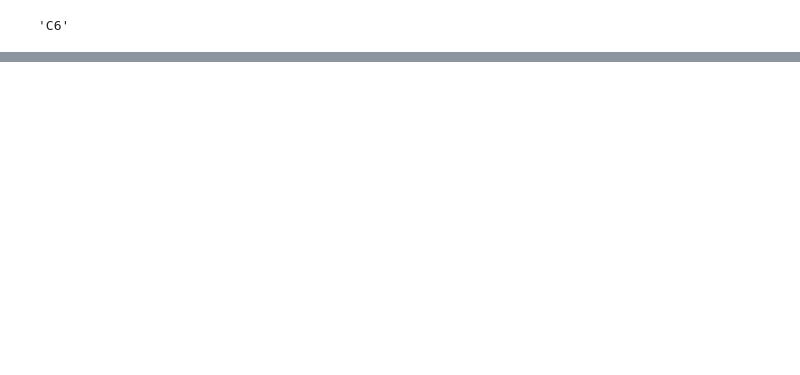
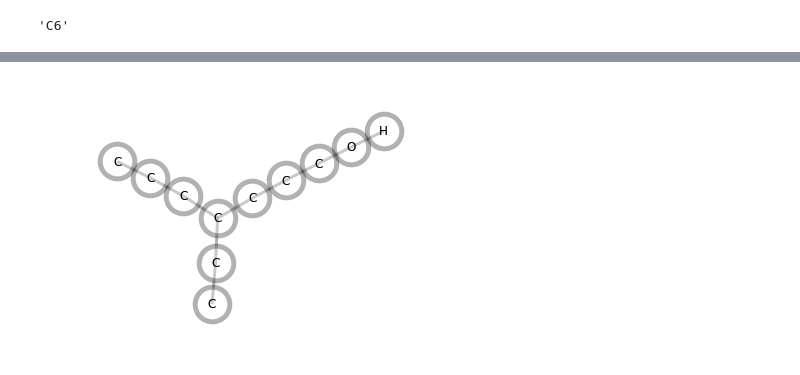
Before and after one commit to maxfleck/moleculegraph, a Jupyter notebook: utils_devel.ipynb, the cells around one changed output, grey strips where cells are left out. Cells and saved outputs as stored; diff of their text form; code cells hidden in the pictures; blank space fills up the shorter version.

```diff
--- a/utils_devel.ipynb
+++ b/utils_devel.ipynb
@@ -258,0 +643,82 @@ clean_atom_names, molecule.atom_names
+# %%
+#Get pubmol via Pupchem
+smile = "CCC(CCCO)CCC"
+pubmol = pcp.get_compounds(smile, "smiles", record_type='3d')[0]
+
+atoms_xyz = []
+atom_names = []
+for a in pubmol.atoms:
+    atoms_xyz.append( [a.x,a.y,a.z]) #coordinates for pubmol
+    atom_names.append(a.element) #atom name
+
+bond_list = []
+for bond in pubmol.bonds:
+    bond_list.append( [bond.aid1,bond.aid2] ) #Bondlist
+
+bond_list  = np.array(bond_list)-1
+atom_names = np.array(atom_names)
+atoms_xyz  = np.array(atoms_xyz)
+# %%
+def adjust_bond_list_indexes(bond_list):
+    old = np.unique( cleaned_bond_list.flatten() )
+    new = np.arange( old.size )
+    new_list = np.ones( bond_list.shape ) * -1
+    for i,j in zip(old,new):
+        new_list[ bond_list == i ] = j
+    return new_list , old, new
+
+
+cleaned_bond_list = []
+cleaned_atomtypes = []
+atoms = np.array(atoms)
+
+for (b0,b1) in bond_list:
+    a0,a1 = atom_names[ [b0,b1] ]
+    if "H" in (a0,a1) and "C" in (a0,a1):
+        hydrogen = np.array([b0, b1])[ np.array([a0,a1]) == "H" ]
+        print("C + H detected")
+        if bond_list[ bond_list == hydrogen ].size == 1:
+            print("continue")
+            continue
+    print( "keep",b0,b1,"->",a0,"--",a1 )
+    cleaned_bond_list.append( (b0,b1) )
+    cleaned_atomtypes.append( (a0,a1) )
+
+cleaned_bond_list = np.array(cleaned_bond_list)
+cleaned_atomtypes = np.array(cleaned_atomtypes)
+
+cleaned_atomtypes, cleaned_bond_list
+
+p = np.unique(cleaned_bond_list).astype(int) #vektor nur mit indizes der Bindungen [0,1,2,...]
+
+cleaned_bond_list, old_indexes, new_indexes = adjust_bond_list_indexes(cleaned_bond_list)
+
+cleaned_coordinates = np.array(atoms_xyz)[p]      #Matrix mit Koordinaten der C Atome als zeilen
+cleaned_atomtypes   = np.array(atom_names)[p] #Array mit C Atomen
+
+f = open("devel_test.xyz", "w")
+f.write(str(len(cleaned_atomtypes))+"\n")
+f.write("\n")
+for aname,xyz in zip(cleaned_atomtypes,cleaned_coordinates):
+    line = "    ".join([aname]+[ str(y) for y in xyz ])
+    f.write(line+"\n")
+f.close()
+
+
+graph = graph_from_bonds( cleaned_bond_list )
+idx = 0
+
+main_path  = get_longest_path(graph,source=idx)
+
+a,b = get_fun_arrays_set_main( graph, cleaned_bond_list, cleaned_atomtypes, main_path)
+b = b.astype(int)
+
+aatom_names = cleaned_atomtypes[ b[ b>=0 ] ]
+
+ms = moleculegraph_syntax().build_string(aatom_names,a)
+
+xx = moleculegraph.molecule(ms)
+
+xx.visualize()
+ms
+# %% [output]
@@ -258,0 +742 @@ clean_atom_names, molecule.atom_names
+[figure, added]
```
Also changed, not shown: parts of 25 cells of this notebook.
